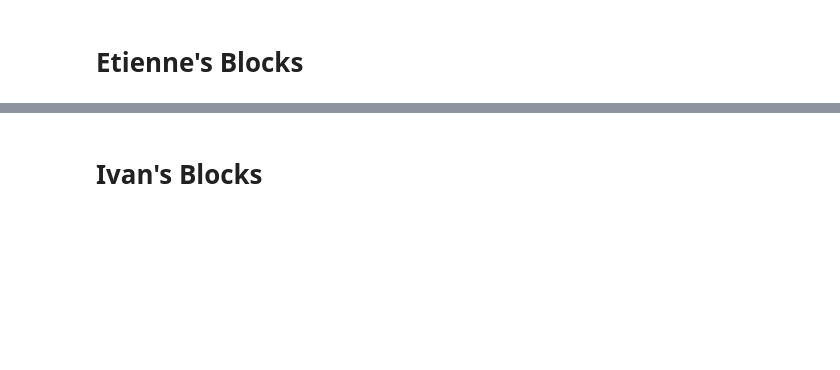
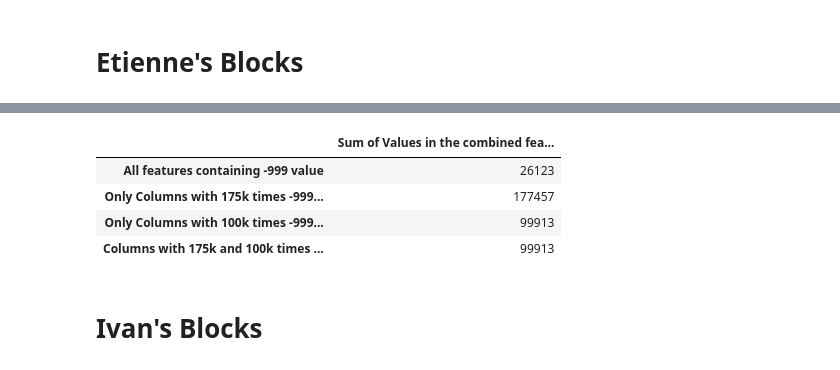
Before and after one commit to rastamoket/ML_project1, a Jupyter notebook: Notebook/Project1.ipynb, the cells around one changed output, grey strips where cells are left out. Saved outputs shown, nothing was run; the diff lists cells and outputs as text; code cells hidden in the pictures; blank space fills up the shorter version.

```diff
--- a/Notebook/Project1.ipynb
+++ b/Notebook/Project1.ipynb
@@ -214,3 +265,42 @@ display(testData.head(5))
+# %%
+'''
+After identify the features concerned by uncomputable values, we want to have an approximation about the number of samples
+that have in their uncomputable values in all of the features concerned.
+With the Histograms above, we identify 3 groups of features. s175k are the features that contain over 175k samples with
+uncomputable values i.e features 4,5,6,12,26,27,28. s100k are the features that contain over 100k samples with
+uncomputable values i.e features 23,24,25 and s40k follows the
+same idea with feature 0.
+'''
+
+
+allF = [0,4,5,6,12,23,24,25,26,27,28]
+s175k = [4,5,6,12,26,27,28]
+s100k = [23,24,25]
+sSup100k = [4,5,6,12,23,24,25,26,27,28] #features with 100k or more uncomputable values
+colsAnalysis = [allF, s175k,s100k,sSup100k]
+numberRSamples = []
+range(len(colsAnalysis))
+
+for j in range(len(colsAnalysis)):
+    pCols = features_train[:,colsAnalysis[j]]
+    ucSamples = []
+    for i in range(len(pCols)):
+
+        if all(pCols[i,:] <= -998.000):
+
+                ucSamples.append(i)
+
+    numberRSamples.append(len(ucSamples))
+# %%
+s = pd.DataFrame(numberRSamples, index=['All features containing -999 value', ' Only Columns with 175k times -999 value', 'Only Columns with 100k times -999 value', 'Columns with 175k and 100k times -999 value'])
+s.columns = ['Sum of Values in the combined features']
+display(s)
+# %% [output]
+|  | Sum of Values in the combined fea... |
+| All features containing -999 value | 26123 |
+| Only Columns with 175k times -999... | 177457 |
+| Only Columns with 100k times -999... | 99913 |
+| Columns with 175k and 100k times ... | 99913 |
 # %% [markdown]
 # Ivan's Blocks
 # %%
```
Also changed, not shown: parts of 4 cells of this notebook.
